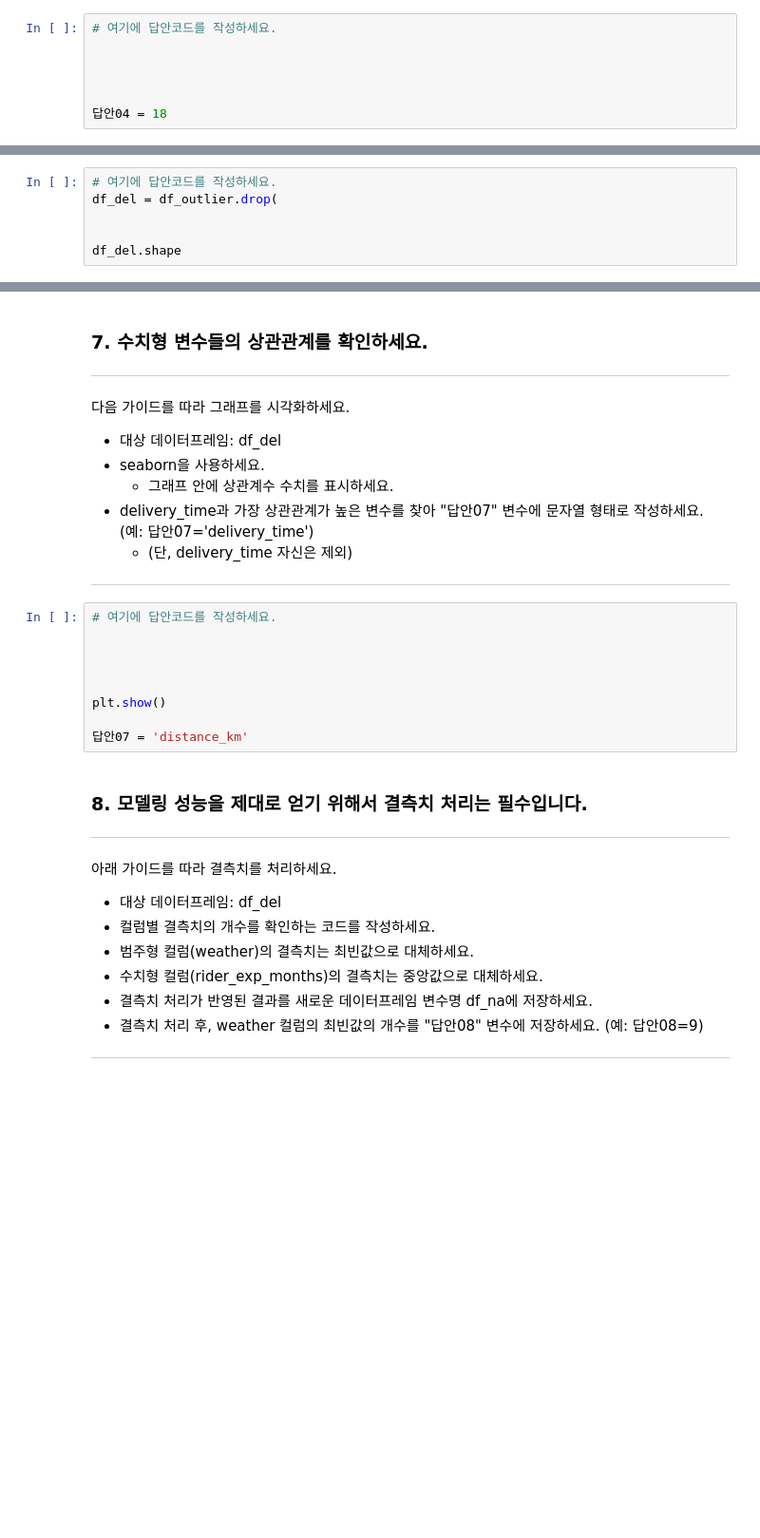
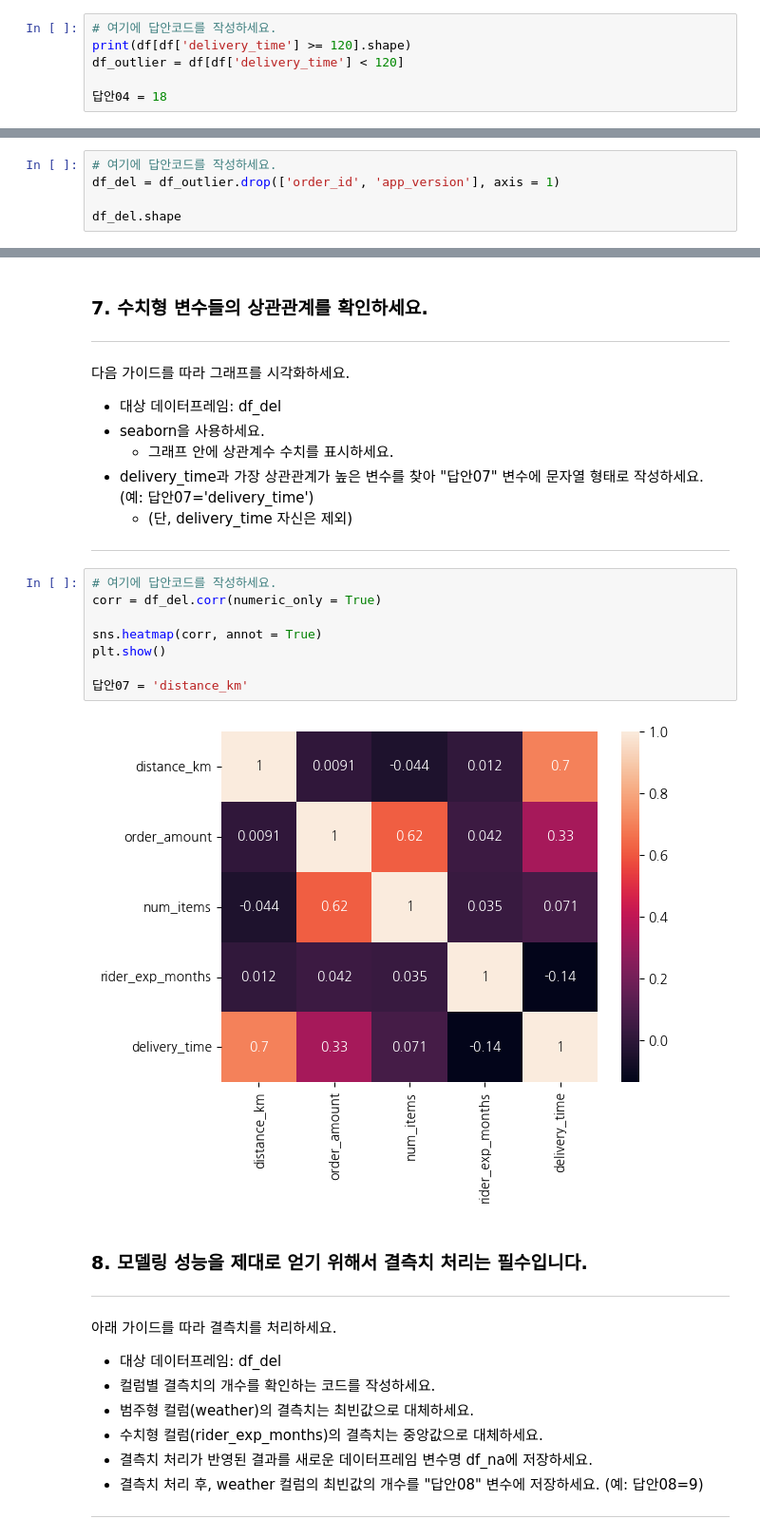
Before and after one commit to qnrPwjd/EST_AI_Challengers_Code, a Jupyter notebook: Week4(GenAI)/자격특강_4강_모의고사_회귀.ipynb, the cells around one changed output, grey strips where cells are left out. Shown at 95% size. Drawn from its saved outputs; the diff is of its cells as text; blank space fills up the shorter version.

```diff
--- a/Week4(GenAI)/자격특강_4강_모의고사_회귀.ipynb
+++ b/Week4(GenAI)/자격특강_4강_모의고사_회귀.ipynb
@@ -118,8 +157,7 @@ display(df.describe(include='all'))
 ---
 # %%
 # 여기에 답안코드를 작성하세요.
-
-
-
+print(df[df['delivery_time'] >= 120].shape)
+df_outlier = df[df['delivery_time'] < 120]
 
 답안04 = 18
@@ -155,7 +195,6 @@ plt.show()
 ---
 # %%
 # 여기에 답안코드를 작성하세요.
-df_del = df_outlier.drop(
-
+df_del = df_outlier.drop(['order_id', 'app_version'], axis = 1)
 
 df_del.shape
@@ -171,13 +212,14 @@ df_del.shape
 ---
 # %%
 # 여기에 답안코드를 작성하세요.
+corr = df_del.corr(numeric_only = True)
 
-
-
-
+sns.heatmap(corr, annot = True)
 plt.show()
 
 답안07 = 'distance_km'
+# %% [output]
+[figure, added]
 # %% [markdown]
 ### 8. 모델링 성능을 제대로 얻기 위해서 결측치 처리는 필수입니다.
 ---
```
Also changed, not shown: parts of 16 cells of this notebook.
